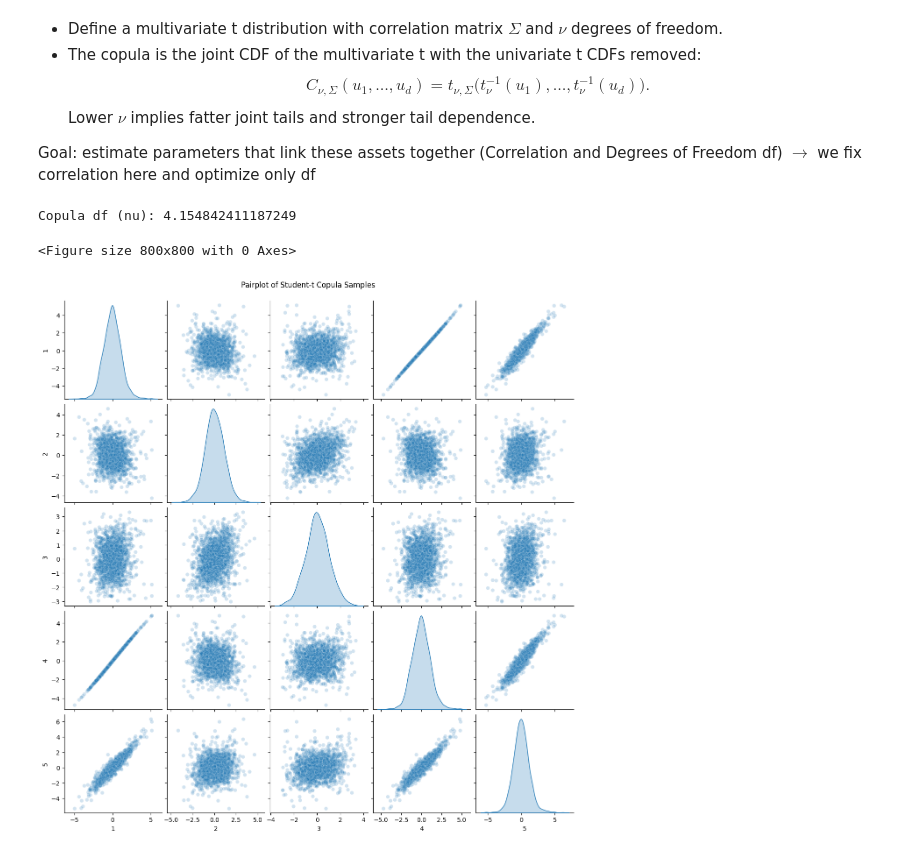
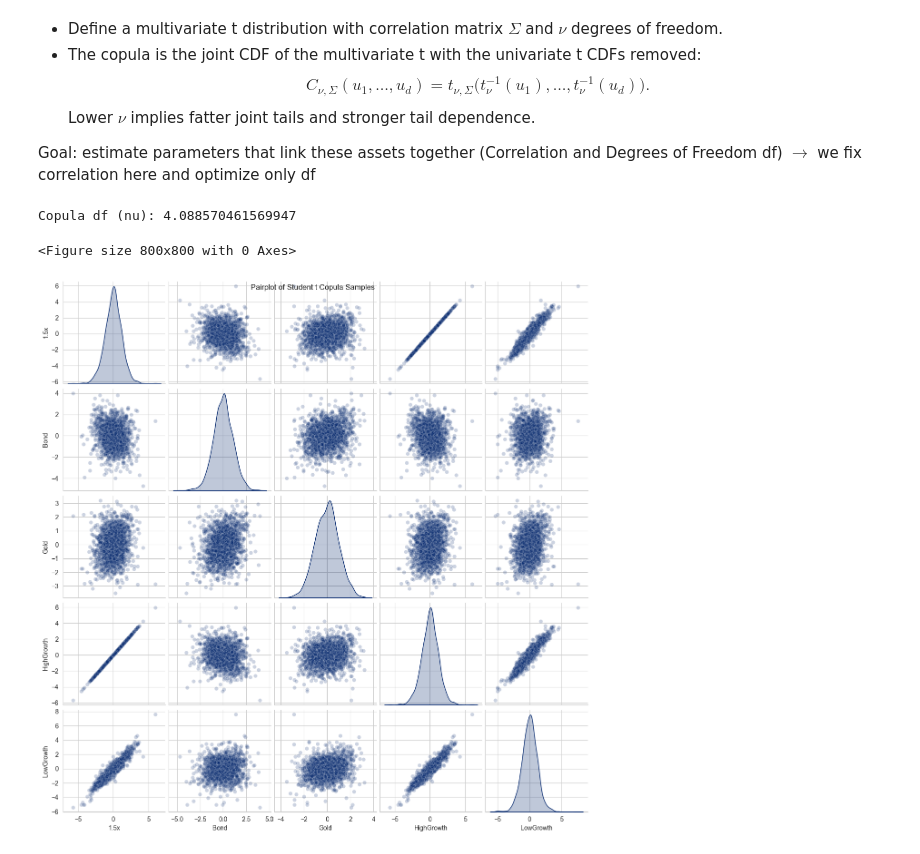
Before and after one commit to jnn-mllr/financial_timeseries_identification, a Jupyter notebook: notebooks/02_model_selection.ipynb, the cells around one changed output. Drawn from its saved outputs; the diff is of its cells as text; code cells hidden in the pictures.

```diff
--- a/notebooks/02_model_selection.ipynb
+++ b/notebooks/02_model_selection.ipynb
@@ -18,5 +18,8 @@ from src.utils import load_and_preprocess_data
 # load data
 file_path = '../Case_Study_Data_JNM.csv'
 data, returns = load_and_preprocess_data(file_path)
+headers = ["1.5x", "Bond", "Gold", "HighGrowth", "LowGrowth"]
+data.columns = headers
+returns.columns = headers
 returns.head()
 # %% [output]
@@ -30,3 +33,14 @@ returns.head()
+# %%
+# plotting settings
+primary_color = '#00246B'
+secondary_color = '#CADCFC'
+
+# global style
+sns.set_style("whitegrid")
+plt.rcParams['figure.autolayout'] = True
+custom_palette = sns.blend_palette([primary_color, secondary_color], n_colors=5)
+sns.set_palette(custom_palette)
+line_styles = ['-', '--', '-.', ':', '-']
 # %% [markdown]
 ## GARCH
 # %% [markdown]
@@ -151,7 +165,7 @@ def neg_loglik(uniforms: pd.DataFrame, nu: float) -> float:
     # convert uniforms to t-scores
     q = stats.t.ppf(uniforms.to_numpy(), df=nu)
     # multivariate t distribution for joint probabilities
-    mv = stats.multivariate_t(shape=copula_corr, df=nu)
+    mv = stats.multivariate_t(shape=copula_corr, df=nu, allow_singular=True)
     log_joint = mv.logpdf(q)
     # marginal t distributions for each variable
     log_marginal = stats.t.logpdf(q, df=nu).sum(axis=1)
@@ -166,7 +180,7 @@ copula_df = float(opt_res.x)
 print(f"Copula df (nu): {copula_df}")
 
 # student‑t copula in latent t‑space
-t_copula = stats.multivariate_t(shape=copula_corr, df=copula_df)
+t_copula = stats.multivariate_t(shape=copula_corr, df=copula_df, allow_singular=True)
 
 # sample copula in latent space -> uniforms
 n_samples = 2000
@@ -179,16 +193,16 @@ for i, col in enumerate(returns.columns):
     nu_i = garch_models[col].params.get("nu", copula_df)
     z_samples[col] = stats.t.ppf(u_samples[:, i], df=nu_i)
 # %% [output]
-Copula df (nu): 4.154842411187249
+Copula df (nu): 4.088570461569947
 # %%
 # for comparison, actual dependence structure
 plt.figure(figsize=(8, 8))
 sns.pairplot(z_samples, diag_kind='kde', plot_kws={'alpha': 0.2})
-plt.suptitle('Pairplot of Student‑t Copula Samples', y=1.02)
+plt.suptitle('Pairplot of Student t Copula Samples')
 plt.show()
 # %% [output]
 <Figure size 800x800 with 0 Axes>
-[figure, old version]
+[figure, new version]
 # %%
 # for comparison, actual dependence structure
 plt.figure(figsize=(8, 8))
```
Also changed, not shown: parts of 4 cells of this notebook, 1 other file.
